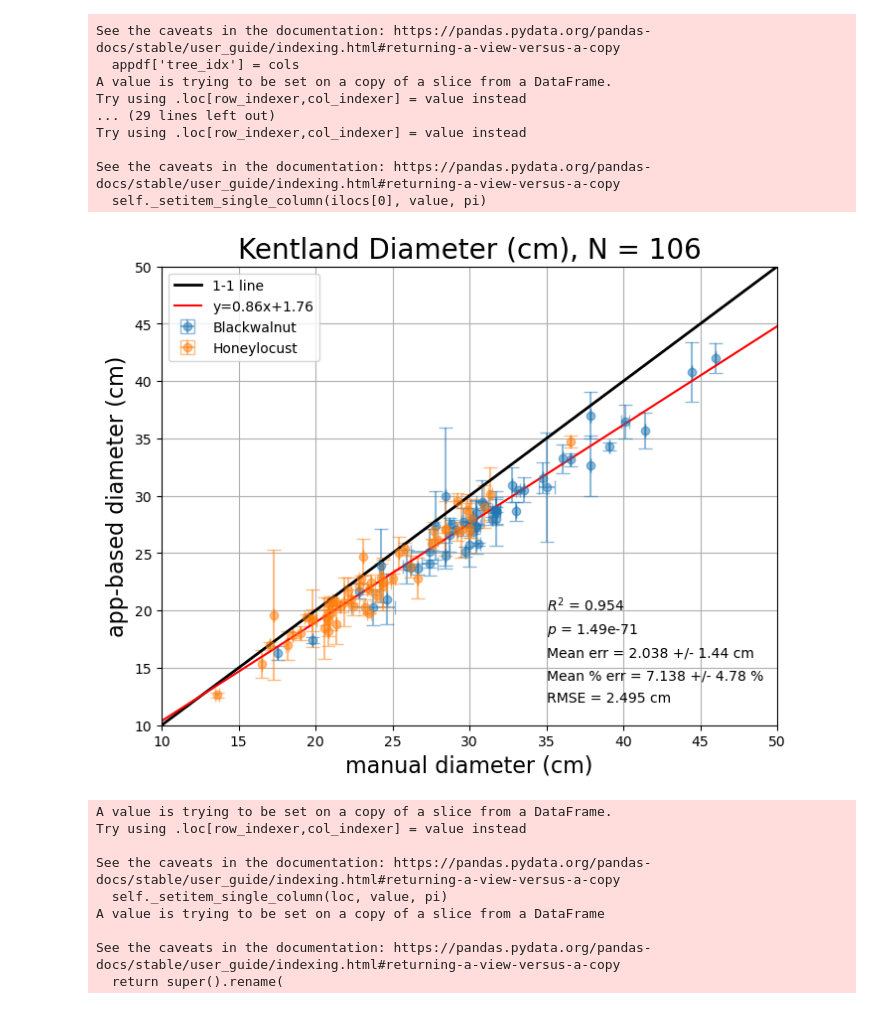
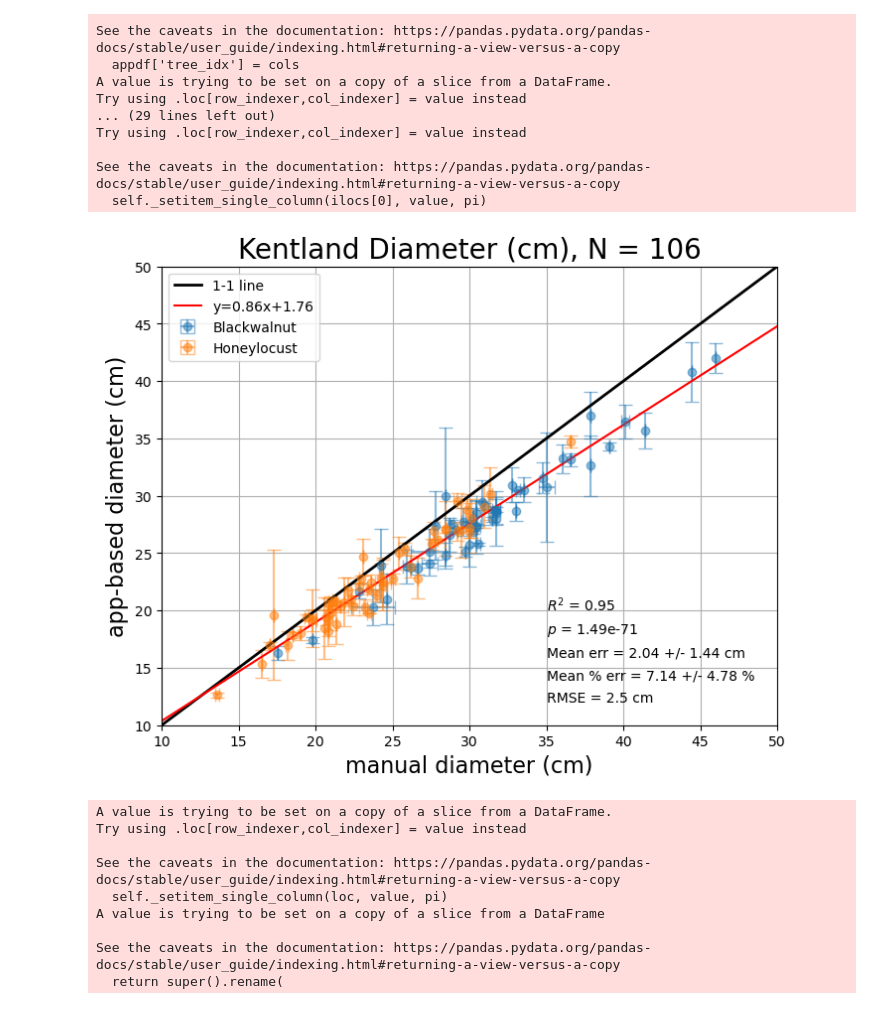
Before and after one commit to WorkingTrees/SamplingPaper, a Jupyter notebook: code/compile_process_analyze_FIN.ipynb, the cells around one changed output. Cells and saved outputs as stored; diff of their text form; code cells hidden in the pictures.

```diff
--- a/code/compile_process_analyze_FIN.ipynb
+++ b/code/compile_process_analyze_FIN.ipynb
@@ -261,38 +261,38 @@ for name, group in groups:
 ax.plot([0,300],[0,300],'k-', lw=2, label = '1-1 line')
 
 # Compute regression
 slope, intercept, r_value, p_value, std_err = stats.linregress(appdf_mean['man mean'].astype(float), appdf_mean['app mean'])
 
 # Mean absolute error
 mae = np.nanmean((appdf_mean['man mean'] - appdf_mean['app mean']))
 mae_std = np.nanstd((appdf_mean['man mean'] - appdf_mean['app mean']))
 mape = np.nanmean(((appdf_mean['man mean'] - appdf_mean['app mean']) / appdf_mean['man mean'])) * 100
 mape_std = np.nanstd(((appdf_mean['man mean'] - appdf_mean['app mean']) / appdf_mean['man mean'])) * 100
 rmse = ((appdf_mean['man mean'] - appdf_mean['app mean']) ** 2).mean() ** .5
 
 # regression line
 line = slope*np.linspace(0,300)+ intercept
 plt.plot(np.linspace(0,300), line, 'r', label='y={:.2f}x+{:.2f}'.format(slope,intercept))
-plt.annotate("$R^2$ = {}".format(str(r_value**2)[:5]), [35,20])
+plt.annotate("$R^2$ = {}".format(str(round(r_value**2,2))), [35,20])
 plt.annotate("$p$ = {:.2e}".format(p_value), [35,18])
-plt.annotate("Mean err = {} +/- {} cm".format(str(round(mae,5))[:5],str(round(mae_std,2))), [35,16])
-plt.annotate("Mean % err = {} +/- {} %".format(str(round(mape,5))[:5],str(round(mape_std,2))), [35,14])
-plt.annotate("RMSE = {} cm".format(str(round(rmse,5))[:5],), [35,12])
+plt.annotate("Mean err = {} +/- {} cm".format(str(round(mae,2)),str(round(mae_std,2))), [35,16])
+plt.annotate("Mean % err = {} +/- {} %".format(str(round(mape,2)),str(round(mape_std,2))), [35,14])
+plt.annotate("RMSE = {} cm".format(str(round(rmse,2))), [35,12])
 
 ax.legend()
 ax.set_xlim(10,50)
 ax.set_ylim(10,50)
 
 plt.xlabel("manual diameter (cm)", size = 16)
 plt.ylabel("app-based diameter (cm)", size = 16)
 
 
 titlestr = "Kentland Diameter (cm), N = {}".format(str(len(appdf_mean)))
 plt.title(titlestr, size = 20)
 plt.grid()
 plt.show()
 # %% [output]
-[figure, old version]
+[figure, new version]
 # %%
 # Load the manual dataframes
 mandf1 = pd.read_excel("../data/manual/10_2022/Working Tree Kentland 2022_SP.xlsx", sheet_name = "Kentland 1")
```
Also changed, not shown: parts of 1 cell of this notebook.
